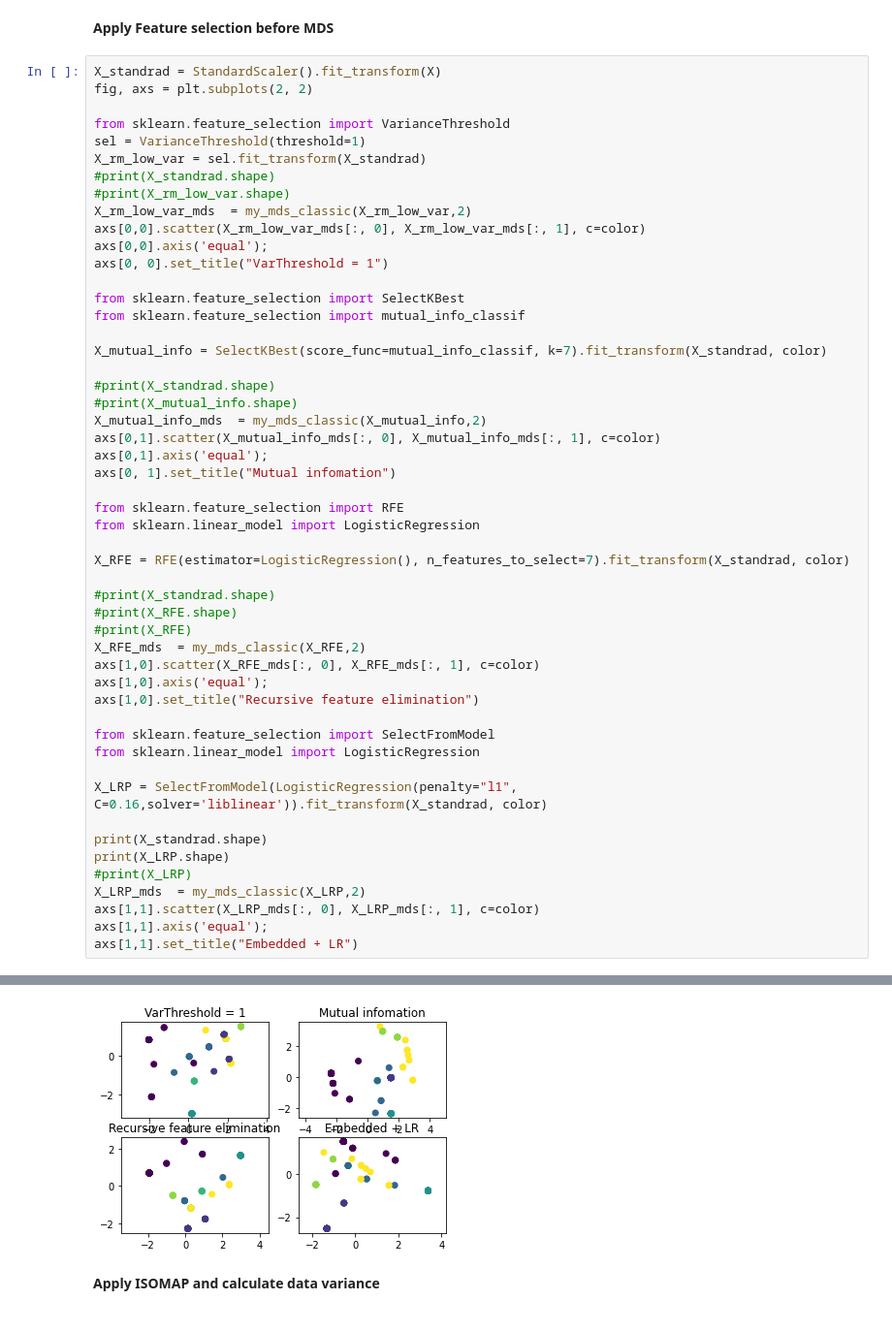
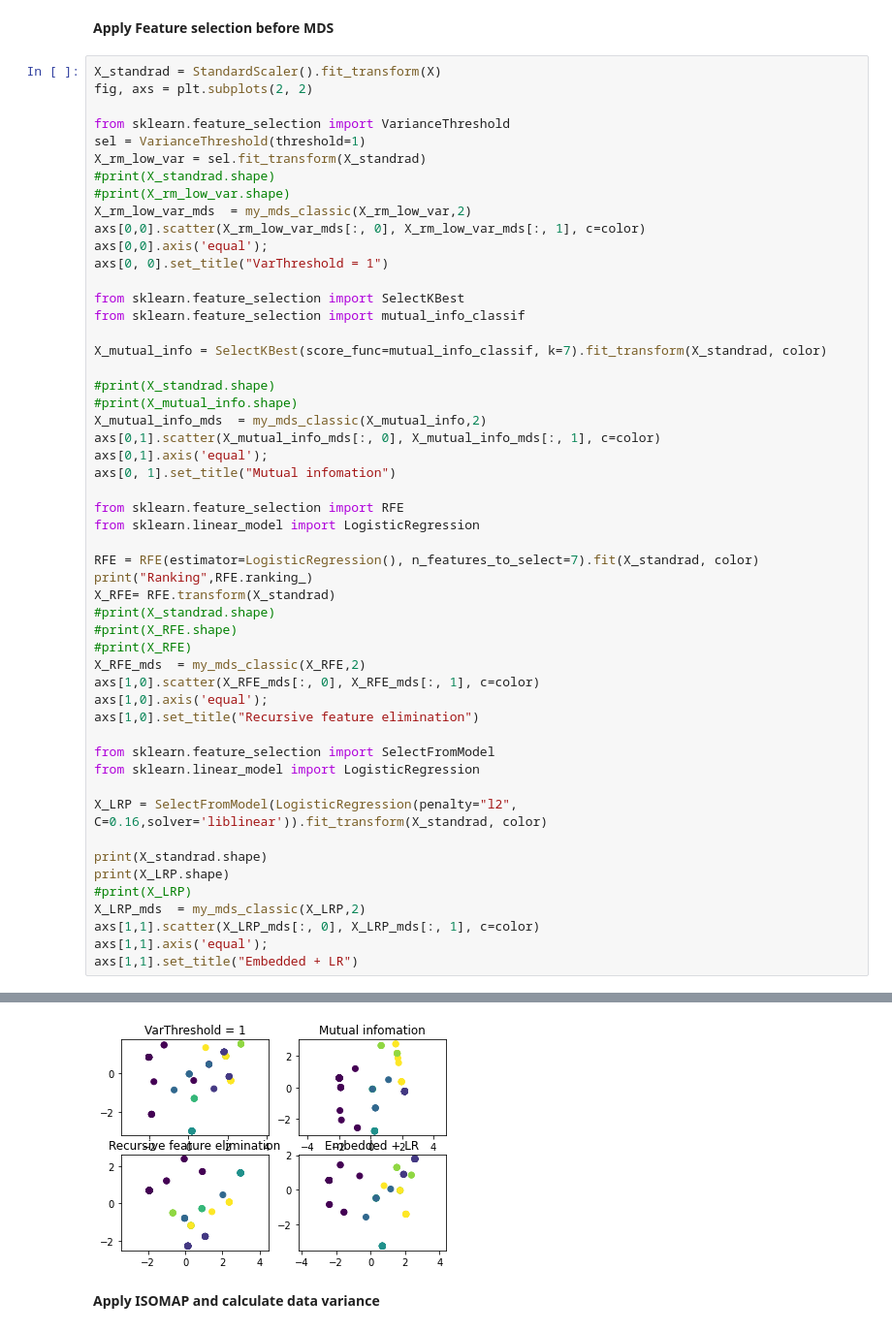
Before and after one commit to bluelancer/DD2434MLAdv, a Jupyter notebook: Zoo_Dataset.ipynb, the cells around one changed output, grey strips where cells are left out. Shown at 97% size. Drawn from its saved outputs; the diff is of its cells as text.

```diff
--- a/Zoo_Dataset.ipynb
+++ b/Zoo_Dataset.ipynb
@@ -238,8 +281,9 @@ axs[0, 1].set_title("Mutual infomation")
 from sklearn.feature_selection import RFE
 from sklearn.linear_model import LogisticRegression
 
-X_RFE = RFE(estimator=LogisticRegression(), n_features_to_select=7).fit_transform(X_standrad, color)
-
+RFE = RFE(estimator=LogisticRegression(), n_features_to_select=7).fit(X_standrad, color)
+print("Ranking",RFE.ranking_)
+X_RFE= RFE.transform(X_standrad)
 #print(X_standrad.shape)
 #print(X_RFE.shape)
 #print(X_RFE)
@@ -251,7 +295,7 @@ axs[1,0].set_title("Recursive feature elimination")
 from sklearn.feature_selection import SelectFromModel
 from sklearn.linear_model import LogisticRegression
 
-X_LRP = SelectFromModel(LogisticRegression(penalty="l1", C=0.16,solver='liblinear')).fit_transform(X_standrad, color)
+X_LRP = SelectFromModel(LogisticRegression(penalty="l2", C=0.16,solver='liblinear')).fit_transform(X_standrad, color)
 
 print(X_standrad.shape)
 print(X_LRP.shape)
@@ -274,5 +319,5 @@ axs[1,1].set_title("Embedded + LR")
 Text(0.5, 1.0, 'Embedded + LR')
-[figure, old version]
+[figure, new version]
 # %% [markdown]
 **Apply ISOMAP and calculate data variance**
 # %%
```
Also changed, not shown: parts of 4 cells of this notebook.
